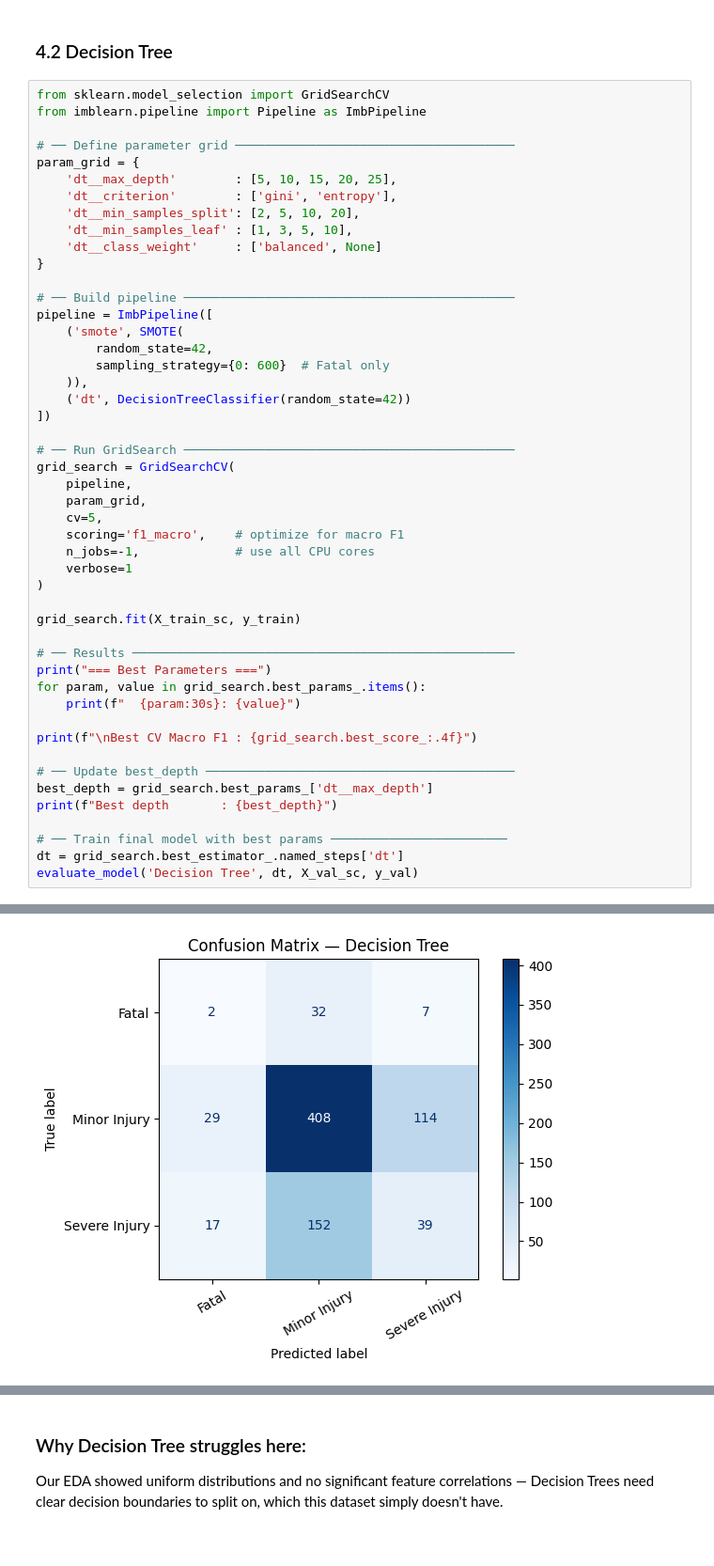
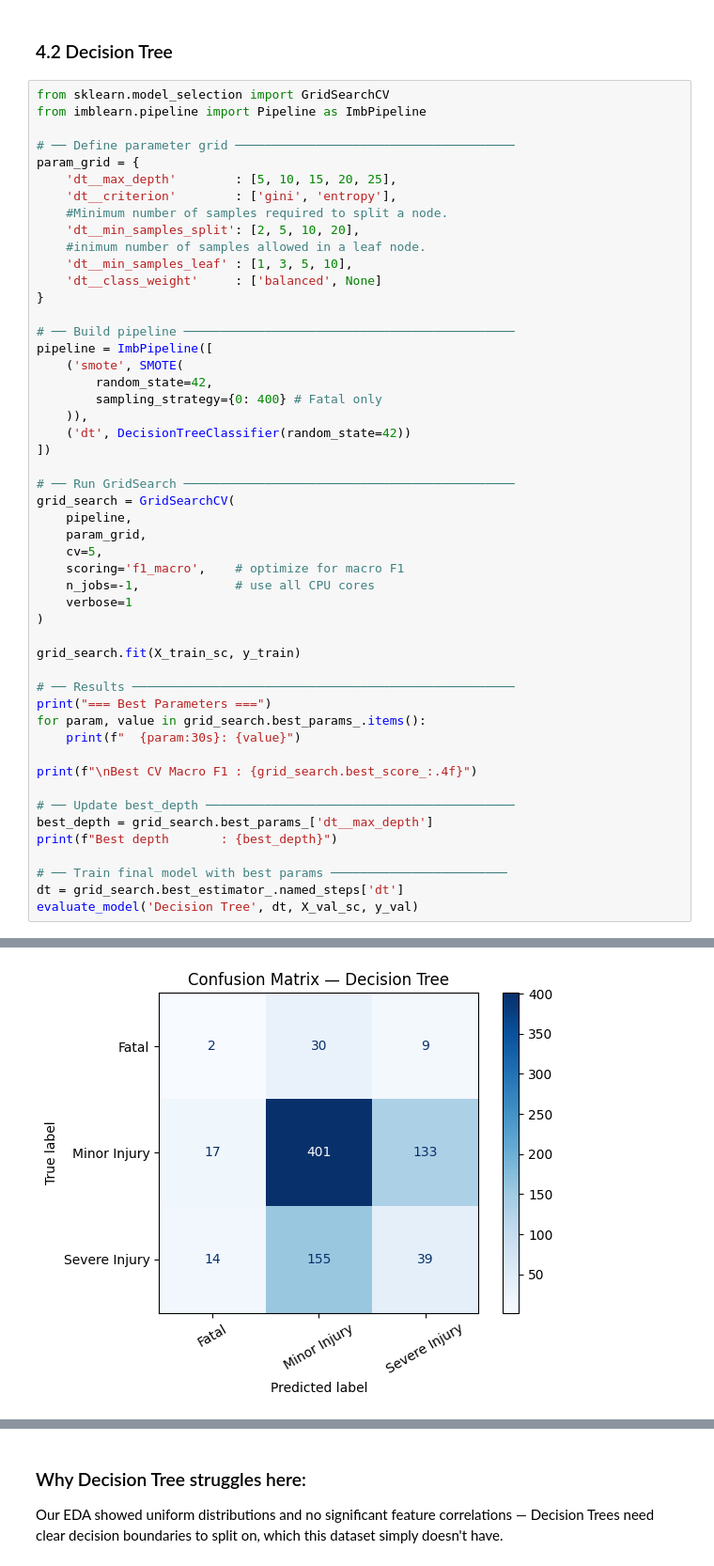
Before and after one commit to GannaReda/ML-55-20722, a Jupyter notebook: car_crash_severity_prediction.ipynb, the cells around one changed output, grey strips where cells are left out. Shown at 94% size. Saved outputs shown, nothing was run; the diff lists cells and outputs as text.

```diff
--- a/car_crash_severity_prediction.ipynb
+++ b/car_crash_severity_prediction.ipynb
@@ -848,7 +820,9 @@ from imblearn.pipeline import Pipeline as ImbPipeline
 param_grid = {
     'dt__max_depth'        : [5, 10, 15, 20, 25],
     'dt__criterion'        : ['gini', 'entropy'],
+    #Minimum number of samples required to split a node.
     'dt__min_samples_split': [2, 5, 10, 20],
+    #inimum number of samples allowed in a leaf node.
     'dt__min_samples_leaf' : [1, 3, 5, 10],
     'dt__class_weight'     : ['balanced', None]
 }
@@ -857,7 +831,7 @@ param_grid = {
 pipeline = ImbPipeline([
     ('smote', SMOTE(
         random_state=42,
-        sampling_strategy={0: 600}  # Fatal only
+        sampling_strategy={0: 400} # Fatal only
     )),
     ('dt', DecisionTreeClassifier(random_state=42))
 ])
@@ -909 +883 @@ Best depth       : 15
-[figure, old version]
+[figure, new version]
```
Also changed, not shown: parts of 21 cells of this notebook.
